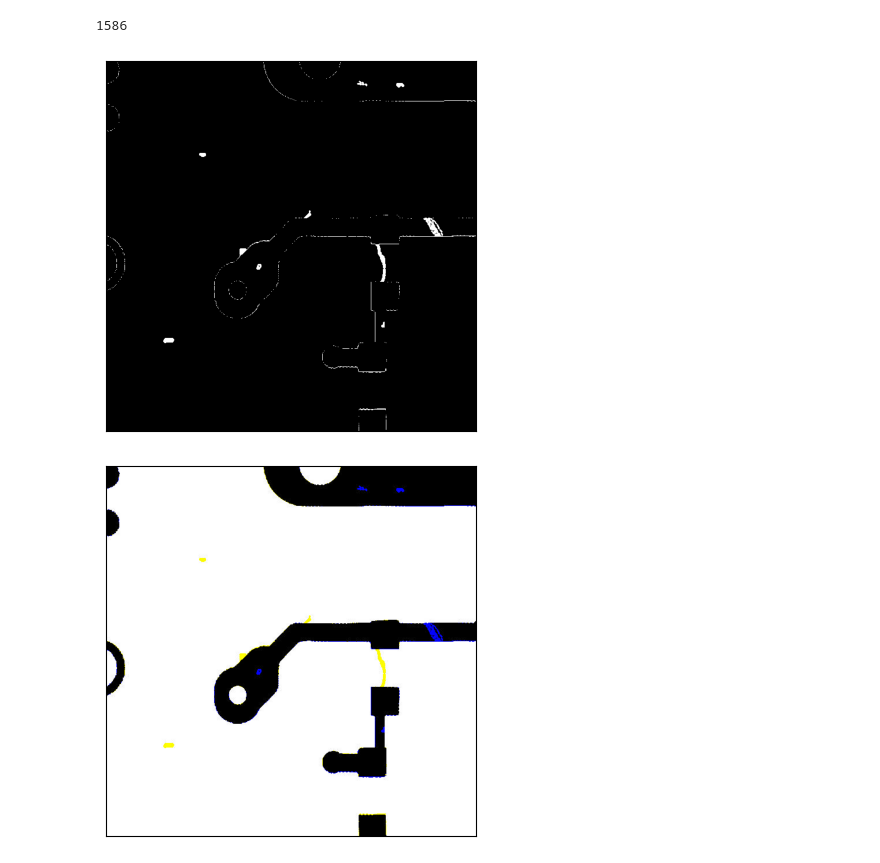
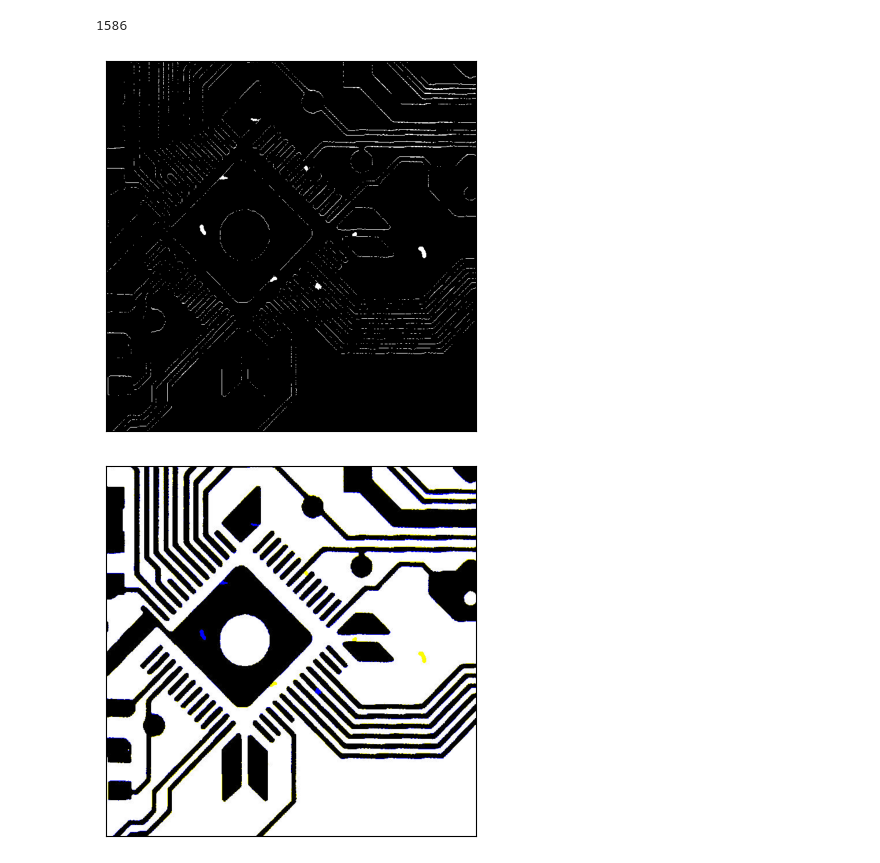
Before and after one commit to aroa97/practice, a Jupyter notebook: PCB_defect_detection/opencv_practice.ipynb, the cells around one changed output. Saved outputs shown, nothing was run; the diff lists cells and outputs as text; code cells hidden in the pictures.

```diff
--- a/PCB_defect_detection/opencv_practice.ipynb
+++ b/PCB_defect_detection/opencv_practice.ipynb
@@ -127,8 +127,8 @@ import numpy as np
 import matplotlib.pyplot as plt
 # %%
 #--① 연산에 필요한 영상을 읽고 그레이스케일로 변환
-img1 = cv2.imread('./PCBData/group00041/00041/00041000_temp.jpg')
-img2 = cv2.imread('./PCBData/group00041/00041/00041000_test.jpg')
+img1 = cv2.imread('./PCBData/group00041/00041/00041048_temp.jpg')
+img2 = cv2.imread('./PCBData/group00041/00041/00041048_test.jpg')
 
 img1_gray = cv2.cvtColor(img1, cv2.COLOR_BGR2GRAY)
 img2_gray = cv2.cvtColor(img2, cv2.COLOR_BGR2GRAY)
@@ -139,32 +139,32 @@ diff = cv2.absdiff(img1_gray, img2_gray)
 #--③ 차 영상을 극대화 하기 위해 쓰레시홀드 처리 및 컬러로 변환
 _, diff = cv2.threshold(diff, 200, 255, cv2.THRESH_BINARY)
 diff_red = cv2.cvtColor(diff, cv2.COLOR_GRAY2BGR)
 diff_red[:,:,2] = 0
 
 #--④ 두 번째 이미지에 변화 부분 표시
 spot = cv2.bitwise_xor(img2, diff_red)
 
 # ---③ 결과를 Matplot으로 출력
 imgs = {'img1': img1, 'img2' : img2, \
         'diff': diff, 'spot': spot}
 
 # plt.title('diff')
 plt.imshow(diff,'gray')
 plt.xticks([]),plt.yticks([])
 plt.show()
 
 # plt.title('spot')
 plt.imshow(spot,'gray')
 plt.xticks([]),plt.yticks([])
 plt.show()
 
 # #--⑤ 결과 영상 출력
 # cv2.imshow('img1', img1)
 # cv2.imshow('img2', img2)
 # cv2.imshow('diff', diff)
 # cv2.imshow('spot', spot)
 # cv2.waitKey()
 # cv2.destroyAllWindows()
 # %% [output]
-[figure, old version]
+[figure, new version]
-[figure, old version]
+[figure, new version]
```
Also changed, not shown: parts of 1 cell of this notebook, 45 other files.
